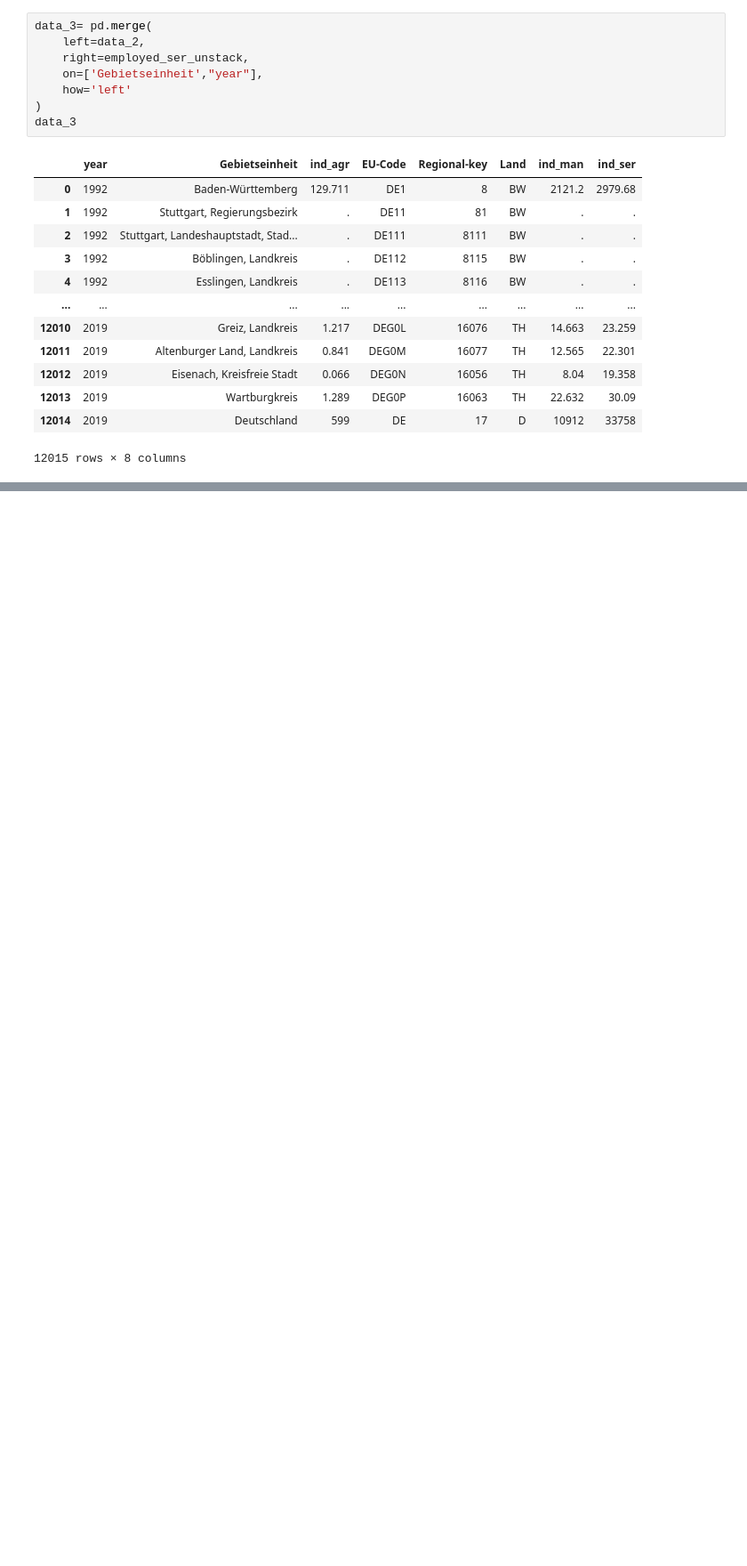
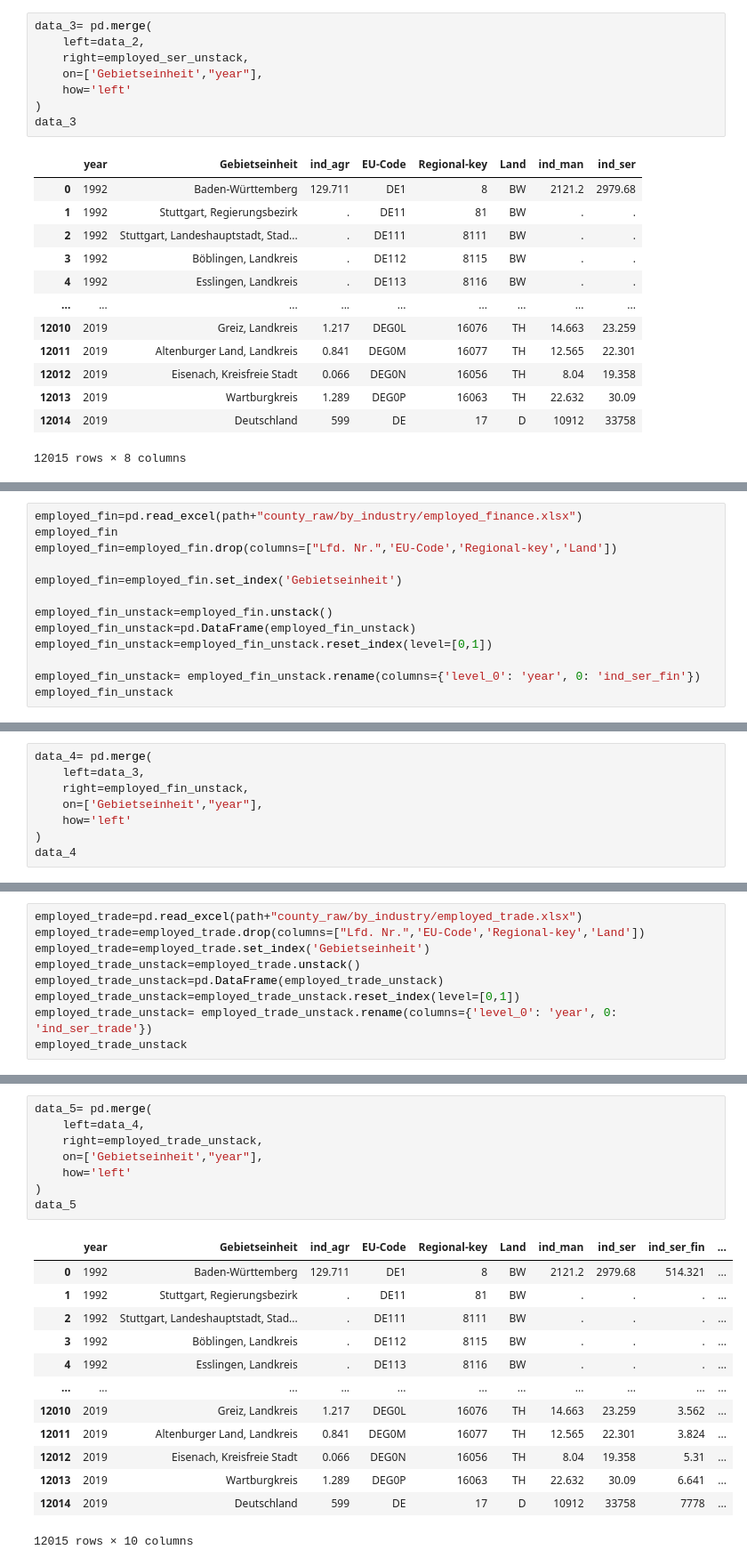
Before and after one commit to effieHAN/research_module, a Jupyter notebook: code/county/employee_by_industry_county.ipynb, the cells around one changed output, grey strips where cells are left out. Shown at 89% size. Saved outputs shown, nothing was run; the diff lists cells and outputs as text; blank space fills up the shorter version.

```diff
--- a/code/county/employee_by_industry_county.ipynb
+++ b/code/county/employee_by_industry_county.ipynb
@@ -187,0 +185,13 @@ data_3= data_3.replace('...', np.nan)
+# %%
+employed_fin=pd.read_excel(path+"county_raw/by_industry/employed_finance.xlsx")
+employed_fin
+employed_fin=employed_fin.drop(columns=["Lfd. Nr.",'EU-Code','Regional-key','Land'])
+
+employed_fin=employed_fin.set_index('Gebietseinheit')
+
+employed_fin_unstack=employed_fin.unstack()
+employed_fin_unstack=pd.DataFrame(employed_fin_unstack)
+employed_fin_unstack=employed_fin_unstack.reset_index(level=[0,1])
+
+employed_fin_unstack= employed_fin_unstack.rename(columns={'level_0': 'year', 0: 'ind_ser_fin'})
+employed_fin_unstack
@@ -187,0 +212,8 @@ data_3= data_3.replace('...', np.nan)
+# %%
+data_4= pd.merge(
+    left=data_3,
+    right=employed_fin_unstack,
+    on=['Gebietseinheit',"year"],
+    how='left'
+)
+data_4
@@ -187,0 +234,9 @@ data_3= data_3.replace('...', np.nan)
+# %%
+employed_trade=pd.read_excel(path+"county_raw/by_industry/employed_trade.xlsx")
+employed_trade=employed_trade.drop(columns=["Lfd. Nr.",'EU-Code','Regional-key','Land'])
+employed_trade=employed_trade.set_index('Gebietseinheit')
+employed_trade_unstack=employed_trade.unstack()
+employed_trade_unstack=pd.DataFrame(employed_trade_unstack)
+employed_trade_unstack=employed_trade_unstack.reset_index(level=[0,1])
+employed_trade_unstack= employed_trade_unstack.rename(columns={'level_0': 'year', 0: 'ind_ser_trade'})
+employed_trade_unstack
@@ -187,0 +257,22 @@ data_3= data_3.replace('...', np.nan)
+# %%
+data_5= pd.merge(
+    left=data_4,
+    right=employed_trade_unstack,
+    on=['Gebietseinheit',"year"],
+    how='left'
+)
+data_5
+# %% [output]
+|  | year | Gebietseinheit | ind_agr | EU-Code | Regional-key | Land | ind_man | ind_ser | ind_ser_fin | ... |
+| 0 | 1992 | Baden-Württemberg | 129.711 | DE1 | 8 | BW | 2121.2 | 2979.68 | 514.321 | ... |
+| 1 | 1992 | Stuttgart, Regierungsbezirk | . | DE11 | 81 | BW | . | . | . | ... |
+| 2 | 1992 | Stuttgart, Landeshauptstadt, Stad... | . | DE111 | 8111 | BW | . | . | . | ... |
+| 3 | 1992 | Böblingen, Landkreis | . | DE112 | 8115 | BW | . | . | . | ... |
+| 4 | 1992 | Esslingen, Landkreis | . | DE113 | 8116 | BW | . | . | . | ... |
+| ... | ... | ... | ... | ... | ... | ... | ... | ... | ... | ... |
+| 12010 | 2019 | Greiz, Landkreis | 1.217 | DEG0L | 16076 | TH | 14.663 | 23.259 | 3.562 | ... |
+| 12011 | 2019 | Altenburger Land, Landkreis | 0.841 | DEG0M | 16077 | TH | 12.565 | 22.301 | 3.824 | ... |
+| 12012 | 2019 | Eisenach, Kreisfreie Stadt | 0.066 | DEG0N | 16056 | TH | 8.04 | 19.358 | 5.31 | ... |
+| 12013 | 2019 | Wartburgkreis | 1.289 | DEG0P | 16063 | TH | 22.632 | 30.09 | 6.641 | ... |
+| 12014 | 2019 | Deutschland | 599 | DE | 17 | D | 10912 | 33758 | 7778 | ... |
+12015 rows × 10 columns
```
Also changed, not shown: parts of 10 cells of this notebook, 2 other files.
